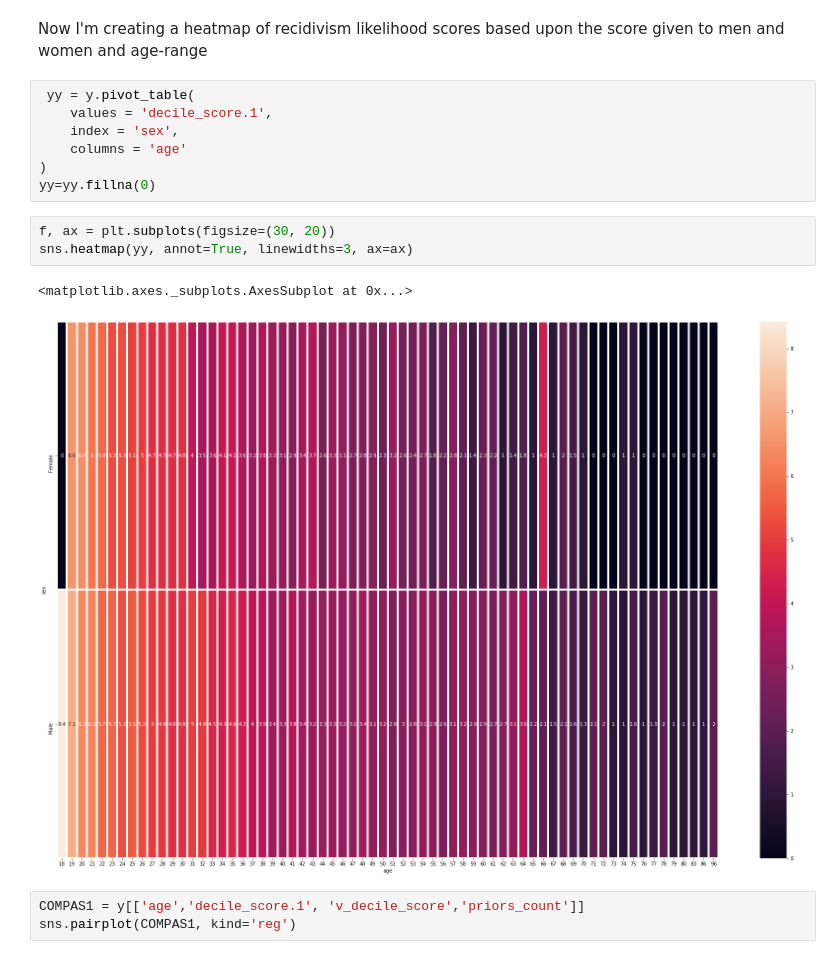
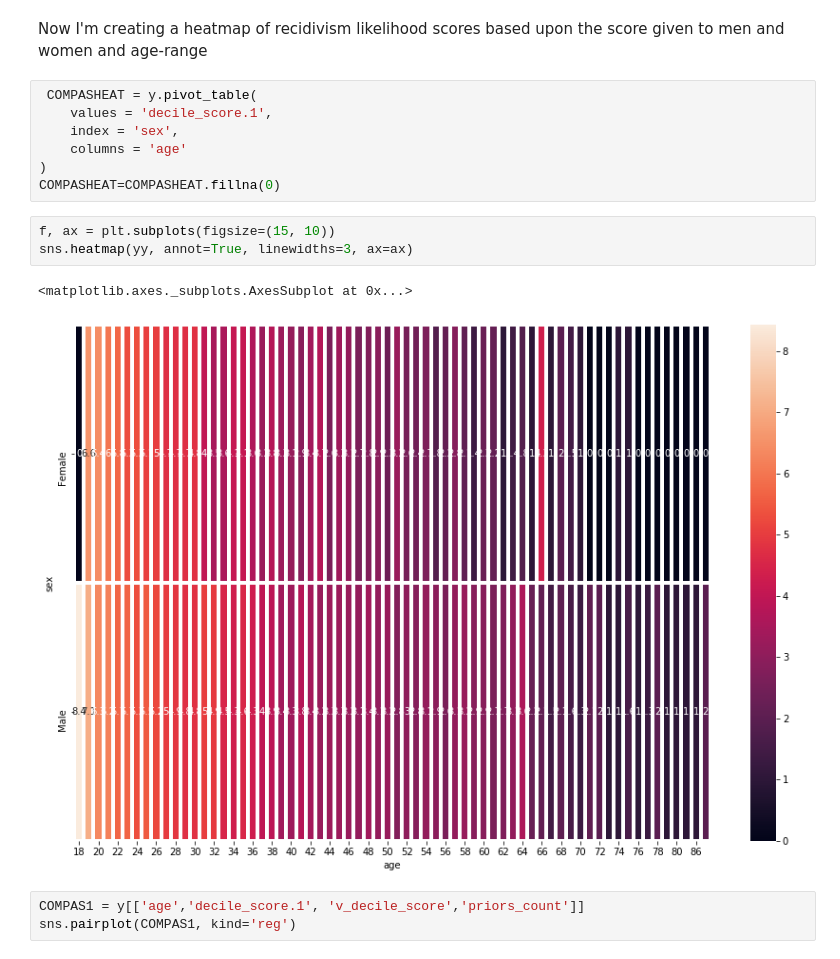
Before and after one commit to CyrusRR/iXDSCourseProject1, a Jupyter notebook: compas-analysis-master/Compass EDA.ipynb, the cells around one changed output. Cells and saved outputs as stored; diff of their text form.

Commit message:
Update correlation heatmap

```diff
--- a/compas-analysis-master/Compass EDA.ipynb
+++ b/compas-analysis-master/Compass EDA.ipynb
@@ -203,18 +152,18 @@ gd2 = (sns.barplot(x= "race" , y="overunder average percentage", data=q2, hue =
 # %% [markdown]
 Now I'm creating a heatmap of recidivism likelihood scores based upon the score given to men and women and age-range
 # %%
- yy = y.pivot_table(
+ COMPASHEAT = y.pivot_table(
     values = 'decile_score.1',
     index = 'sex',
     columns = 'age'
 )
-yy=yy.fillna(0)
+COMPASHEAT=COMPASHEAT.fillna(0)
 # %%
-f, ax = plt.subplots(figsize=(30, 20))
+f, ax = plt.subplots(figsize=(15, 10))
 sns.heatmap(yy, annot=True, linewidths=3, ax=ax)
 # %% [output]
 <matplotlib.axes._subplots.AxesSubplot at 0x...>
-[figure, old version]
+[figure, new version]
 # %%
 COMPAS1 = y[['age','decile_score.1', 'v_decile_score','priors_count']]
 sns.pairplot(COMPAS1, kind='reg')
```
Also changed, not shown: parts of 10 cells of this notebook, 1 other file.
